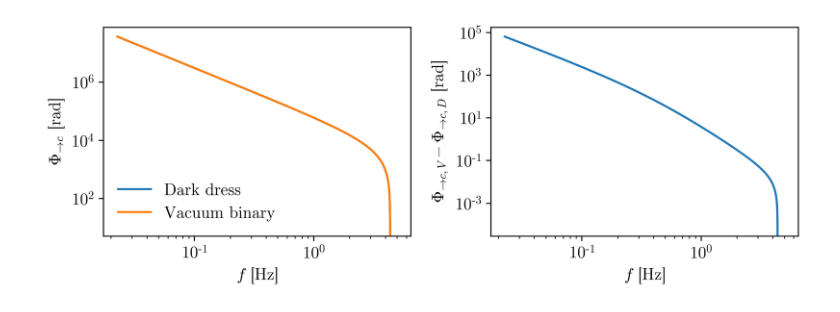
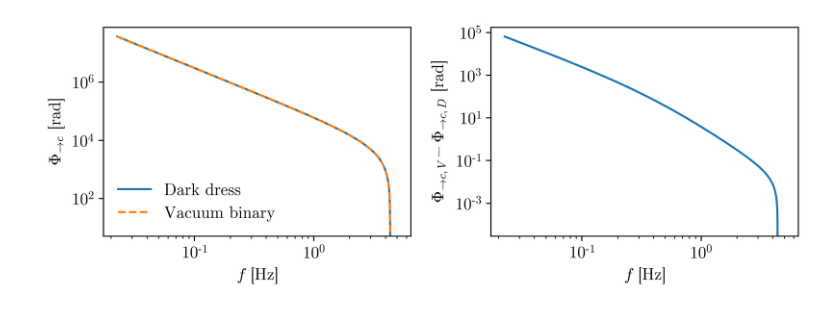
Before and after one commit to adam-coogan/pydd, a Jupyter notebook: notebooks/example.ipynb, the cells around one changed output. Cells and saved outputs as stored; diff of their text form; code cells hidden in the pictures.

```diff
--- a/notebooks/example.ipynb
+++ b/notebooks/example.ipynb
@@ -10,21 +12,18 @@ m1 = 1e3 * MSUN
 m2 = 1 * MSUN
 rho_6 = 0.5e16 * MSUN / PC ** 3
 gamma_s = 7 / 3
+
 # Extrinsic parameters
 Phi_c = 0.0  # GW phase at coalescence
-tT_c = 0.0  # reference time variable at coalescence
-dL_iota = get_dL_iota(1e8 * PC, 0.0)  # combination of distance and inclination angle
+t_c = 0.0  # reference time at coalescence
+dL = 1e8 * PC  # distance
+iota = 0.0  # inclination angle
 
-# Get derived parameters (kind of a mess right now...)
-M_chirp = get_M_chirp(m1, m2)
-q = m2 / m1
+# Construct dark dress and vacuum system. These functions set up (almost all)
+# the intermediate variables.
 rho_s = get_rho_s(rho_6, m1, gamma_s)
-c_f = get_c_f(m1, m2, rho_s, gamma_s)
-f_isco = get_f_isco(m1)
-
-# Construct dark dress and vacuum system
-dd = DynamicDress(gamma_s, c_f, M_chirp, q, Phi_c, tT_c, dL_iota, f_isco)
-vb = VacuumBinary(M_chirp, Phi_c, tT_c, dL_iota, f_isco)
+dd = make_dynamic_dress(m1, m2, rho_s, gamma_s, Phi_c, t_c, dL, iota)
+vb = make_vacuum_binary(m1, m2, Phi_c, t_c, dL, iota)
 
 # Get frequency 5 yr before coalescence (first time is slow due to jit)
 t_obs_lisa = 5 * YR
@@ -37,20 +36,20 @@ f_l = root_scalar(
 # %%
 plt.figure(figsize=(8, 3))
 
 plt.subplot(1, 2, 1)
 fs = jnp.geomspace(f_l, 5, 1000)
 plt.loglog(fs, Phi_to_c(fs, dd), label="Dark dress")
-plt.loglog(fs, Phi_to_c(fs, vb), label="Vacuum binary")
+plt.loglog(fs, Phi_to_c(fs, vb), "--", label="Vacuum binary")
 plt.xlabel(r"$f$ [Hz]")
 plt.ylabel(r"$\Phi_{\to c}$ [rad]")
 plt.legend(frameon=False)
 
 plt.subplot(1, 2, 2)
 fs = jnp.geomspace(f_l, 5, 1000)
 plt.loglog(fs, Phi_to_c(fs, vb) - Phi_to_c(fs, dd))
 plt.xlabel(r"$f$ [Hz]")
 plt.ylabel(r"$\Phi_{\to c,V} - \Phi_{\to c,D}$ [rad]")
 
 plt.tight_layout()
 # %% [output]
-[figure, old version]
+[figure, new version]
```
Also changed, not shown: parts of 1 cell of this notebook, 2 other files.
